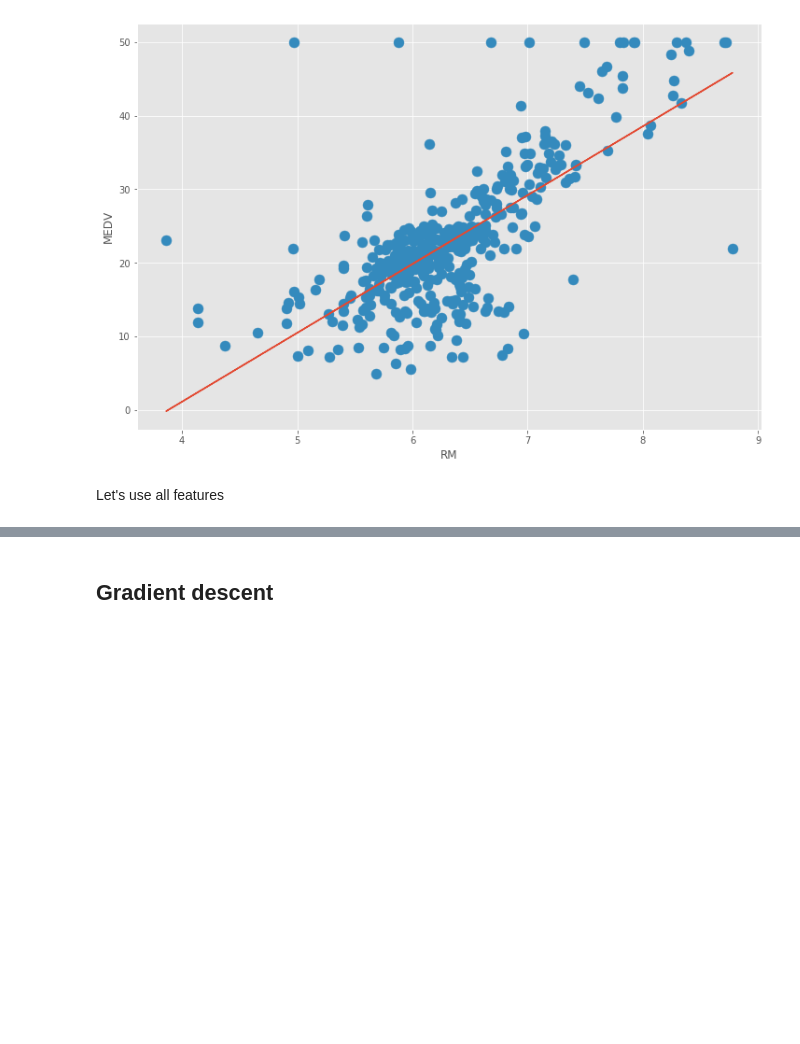
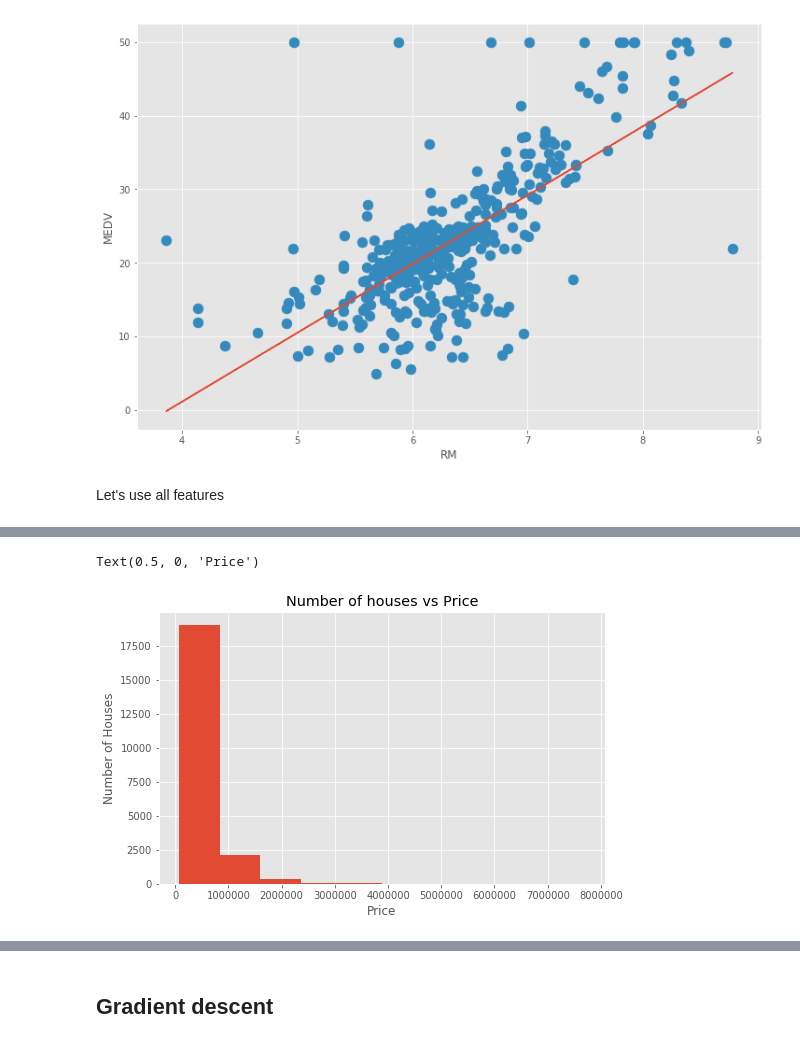
Before and after one commit to shestakoff/hse_se_ml, a Jupyter notebook: 2020/s04-linear-regression/seminar04-linear-regression.ipynb, the cells around one changed output, grey strips where cells are left out. Drawn from its saved outputs; the diff is of its cells as text; code cells hidden in the pictures; blank space fills up the shorter version.

```diff
--- a/2020/s04-linear-regression/seminar04-linear-regression.ipynb
+++ b/2020/s04-linear-regression/seminar04-linear-regression.ipynb
@@ -205,0 +167,13 @@ $R^2=1-\frac{RSS}{TSS}$
+# %%
+#Dataset https://www.kaggle.com/shivachandel/kc-house-data
+
+#kchouse_data = pd.read_csv('kc_house_data.csv')
+kchouse_data = pd.read_csv('https://github.com/shestakoff/hse_se_ml/blob/master/2020/s04-linear-regression/kc-house-data.csv')
+
+kchouse_data.hist('price',figsize=(8,5))
+plt.title('Number of houses vs Price')
+plt.ylabel('Number of Houses')
+plt.xlabel("Price")
+# %% [output]
+Text(0.5, 0, 'Price')
+[figure, added]
```
Also changed, not shown: parts of 43 cells of this notebook, 4 other files.
